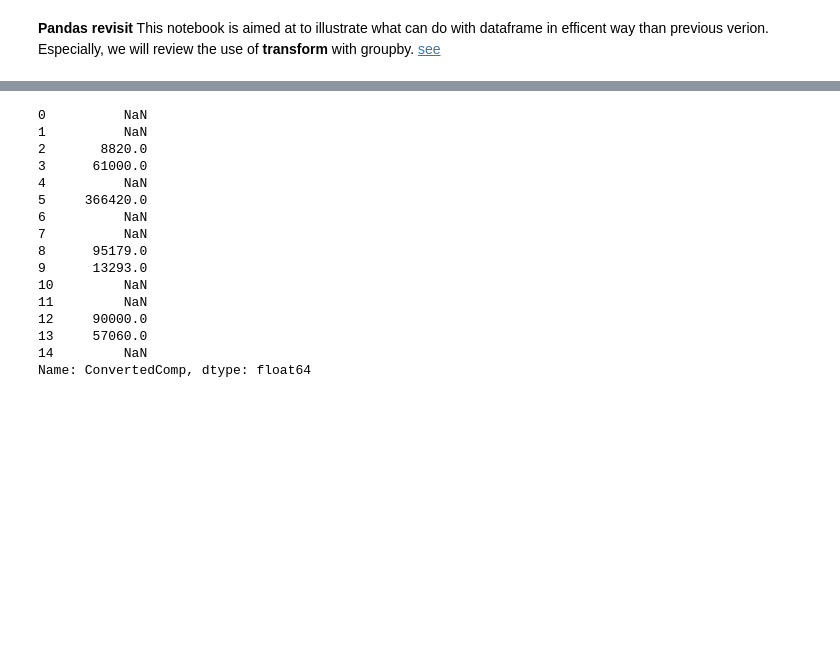
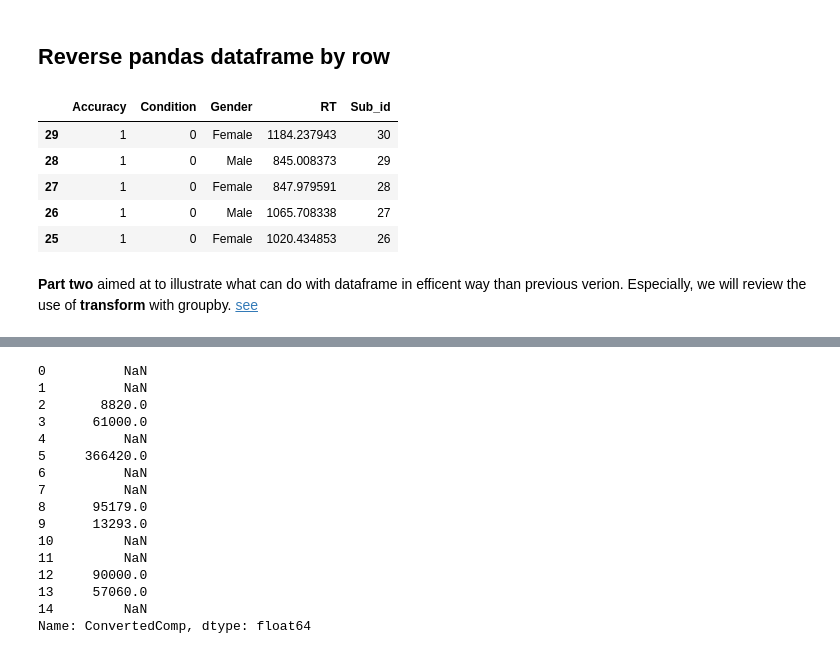
Before and after one commit to ryan13/PreprocessingUtility, a Jupyter notebook: Pandas-review.ipynb, the cells around one changed output, grey strips where cells are left out. Drawn from its saved outputs; the diff is of its cells as text; code cells hidden in the pictures; blank space fills up the shorter version.

```diff
--- a/Pandas-review.ipynb
+++ b/Pandas-review.ipynb
@@ -1,5 +68,18 @@
+# %% [markdown]
+## Reverse pandas dataframe by row
+# %%
+df = df.sort_index(axis=1 ,ascending=True)
+df = df.iloc[::-1]
+df.head()
+# %% [output]
+|  | Accuracy | Condition | Gender | RT | Sub_id |
+| 29 | 1 | 0 | Female | 1184.237943 | 30 |
+| 28 | 1 | 0 | Male | 845.008373 | 29 |
+| 27 | 1 | 0 | Female | 847.979591 | 28 |
+| 26 | 1 | 0 | Male | 1065.708338 | 27 |
+| 25 | 1 | 0 | Female | 1020.434853 | 26 |
 # %% [markdown]
-**Pandas revisit** This notebook is aimed at to illustrate what can do with dataframe in efficent way than previous verion. Especially, we will review the use of **transform** with groupby. [see](https://pbpython.com/pandas_transform.html)
+**Part two**  aimed at to illustrate what can do with dataframe in efficent way than previous verion. Especially, we will review the use of **transform** with groupby. [see](https://pbpython.com/pandas_transform.html)
 # %%
 import pandas as pd
 # %%
```
Also changed, not shown: parts of 7 cells of this notebook.
